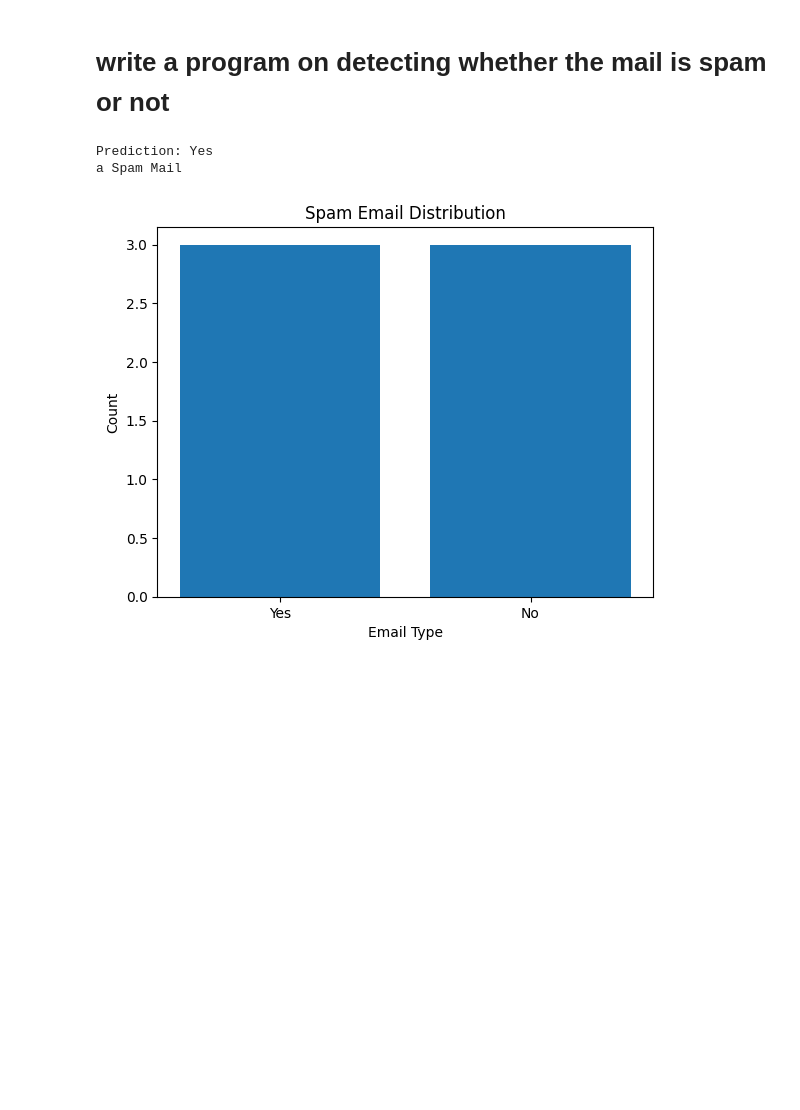
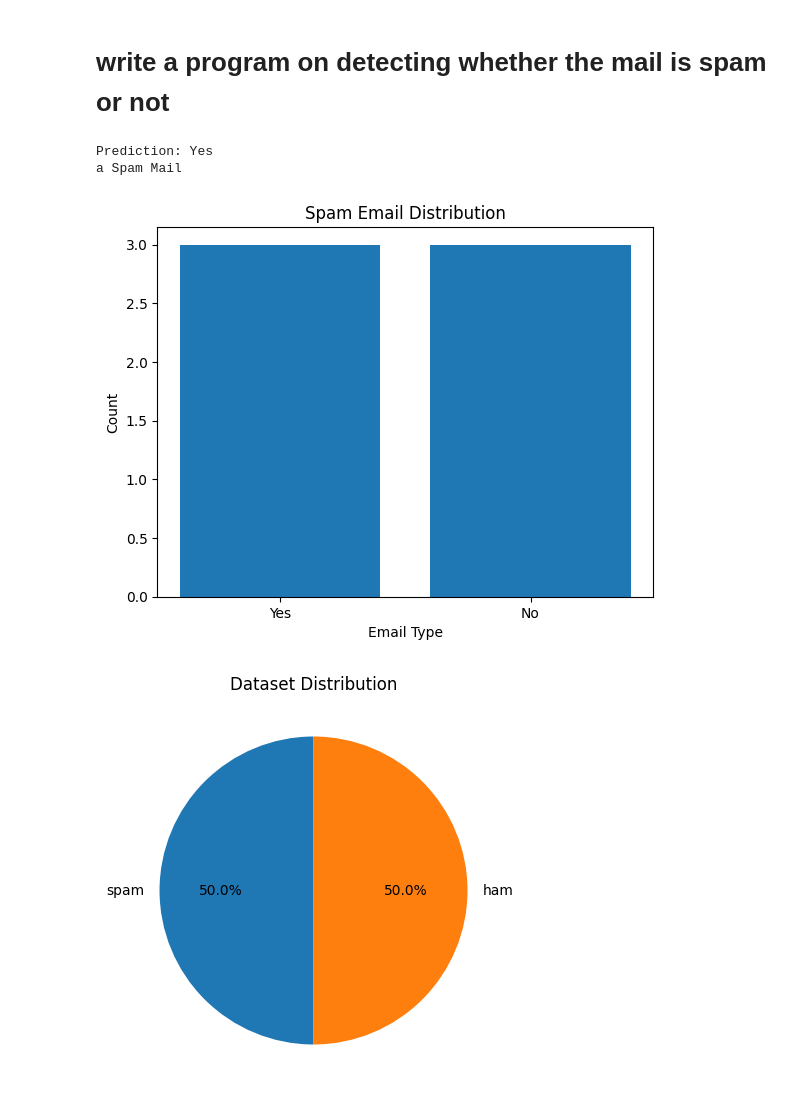
Before and after one commit to Aishwarya-114/TNSIF--AIML, a Jupyter notebook: Supervised_Learning_Algorithms.ipynb, the cells around one changed output. Drawn from its saved outputs; the diff is of its cells as text; code cells hidden in the pictures; blank space fills up the shorter version.

```diff
--- a/Supervised_Learning_Algorithms.ipynb
+++ b/Supervised_Learning_Algorithms.ipynb
@@ -307,8 +307,11 @@ Prediction: Cucumber
 # %%
 
 import pandas as pd
+from sklearn.model_selection import train_test_split
+from sklearn.feature_extraction.text import CountVectorizer
+from sklearn.naive_bayes import MultinomialNB
+from sklearn.metrics import accuracy_score
 import matplotlib.pyplot as plt
-from sklearn.linear_model import LogisticRegression
 
 df = pd.DataFrame({
     "Email": [
@@ -327,30 +330,40 @@ X = cv.fit_transform(df["Email"])
 
 y = df["Spam"]
 
 model = LogisticRegression()
 
 model.fit(X, y)
 
 test = cv.transform(["Free prize"])
 prediction = model.predict(test)
 
 print("\nPrediction:", prediction[0])
 
 if prediction[0] == "Yes":
     print("a Spam Mail")
 else:
     print("Not a Spam Mail")
 
 count = df["Spam"].value_counts()
 
 plt.bar(count.index, count.values)
 
 plt.title("Spam Email Distribution")
 plt.xlabel("Email Type")
 plt.ylabel("Count")
+plt.show()
 
+plt.figure(figsize=(5,5))
+plt.pie(
+    counts.values,
+    labels=counts.index,
+    autopct='%1.1f%%',
+    startangle=90
+)
+plt.title("Dataset Distribution")
 plt.show()
 # %% [output]
 Prediction: Yes
 a Spam Mail
 [figure]
+[figure, added]
```
